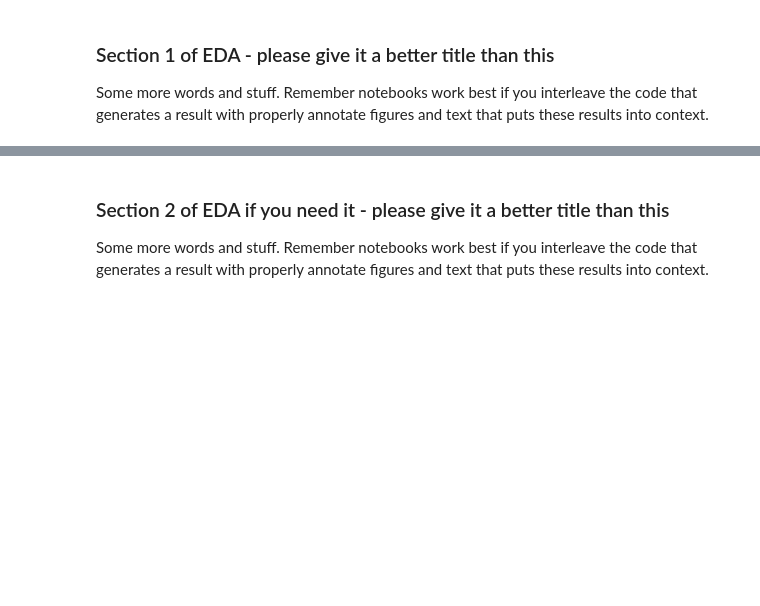
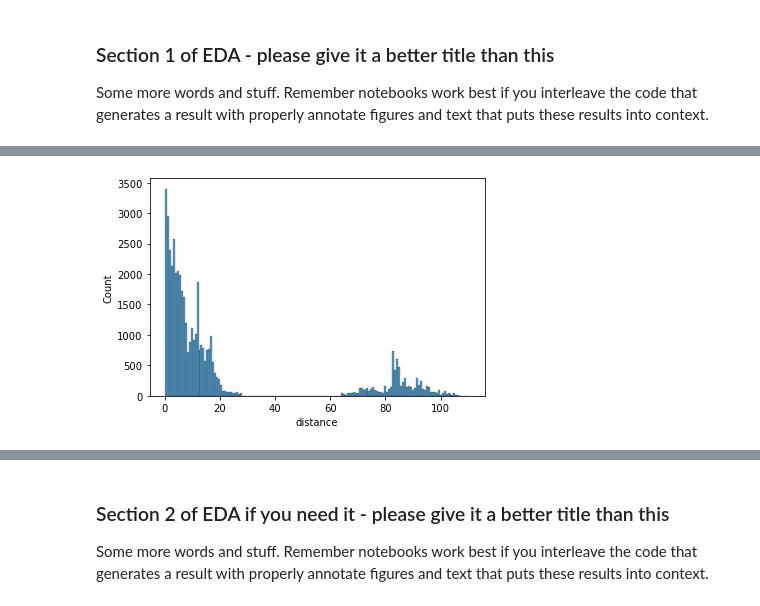
Before and after one commit to rabihzsiddiqui/Restaurant_Rating_Analysis, a Jupyter notebook: EDACheckpoint_Group025_WI24.ipynb, the cells around one changed output, grey strips where cells are left out. Drawn from its saved outputs; the diff is of its cells as text; code cells hidden in the pictures; blank space fills up the shorter version.

```diff
--- a/EDACheckpoint_Group025_WI24.ipynb
+++ b/EDACheckpoint_Group025_WI24.ipynb
@@ -249,0 +331,5 @@ Some more words and stuff.  Remember notebooks work best if you interleave the c
+# %%
+sns.histplot(data=business_lg['distance'])
+f1 = plt.gcf()
+# %% [output]
+[figure, added]
```
Also changed, not shown: parts of 23 cells of this notebook.
